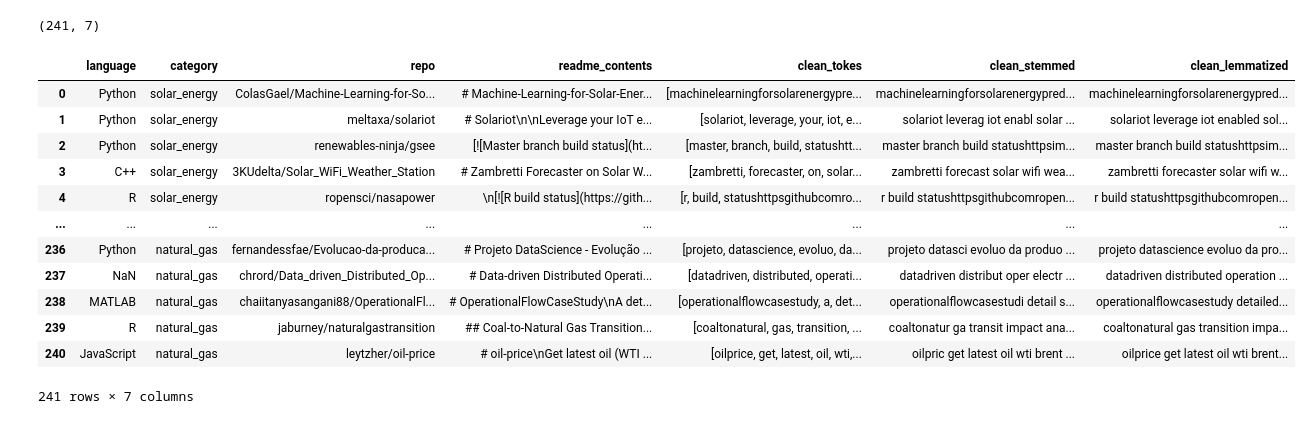
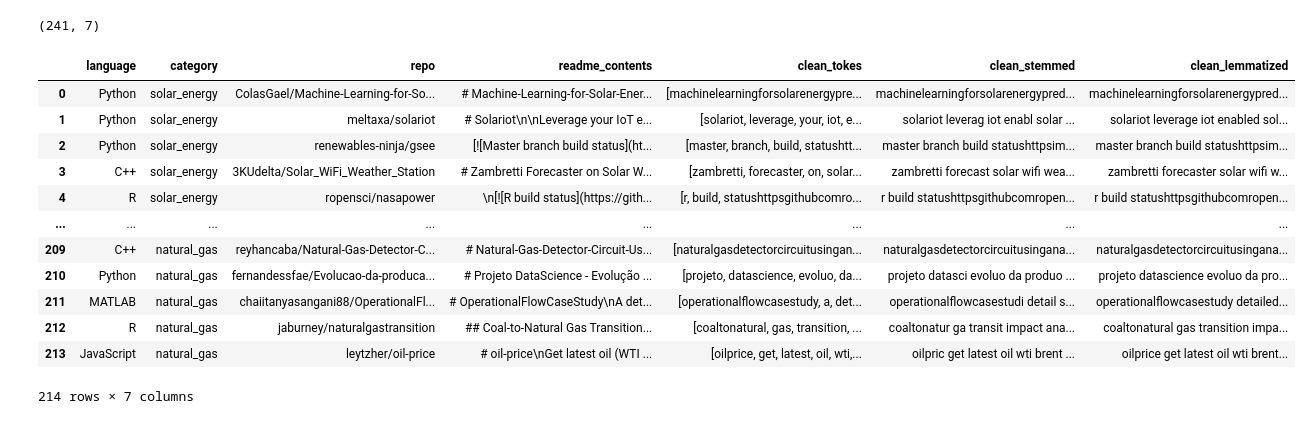
Before and after one commit to github-nlp-project/nlp-project, a Jupyter notebook: chase-nlp-notebook.ipynb, the cells around one changed output. Saved outputs shown, nothing was run; the diff lists cells and outputs as text; code cells hidden in the pictures.

```diff
--- a/chase-nlp-notebook.ipynb
+++ b/chase-nlp-notebook.ipynb
@@ -69,22 +69,22 @@ df.shape
 # %% [output]
 (241, 7)
 # %%
-df.reset_index(drop=True)
+df.reset_index(drop=True, inplace=True)
-# %% [output]
-|  | language | category | repo | readme_contents | clean_tokes | clean_stemmed | clean_lemmatized |
-| 0 | Python | solar_energy | ColasGael/Machine-Learning-for-So... | # Machine-Learning-for-Solar-Ener... | [machinelearningforsolarenergypre... | machinelearningforsolarenergypred... | machinelearningforsolarenergypred... |
-| 1 | Python | solar_energy | meltaxa/solariot | # Solariot\n\nLeverage your IoT e... | [solariot, leverage, your, iot, e... | solariot leverag iot enabl solar ... | solariot leverage iot enabled sol... |
-| 2 | Python | solar_energy | renewables-ninja/gsee | [![Master branch build status](ht... | [master, branch, build, statushtt... | master branch build statushttpsim... | master branch build statushttpsim... |
-| 3 | C++ | solar_energy | 3KUdelta/Solar_WiFi_Weather_Station | # Zambretti Forecaster on Solar W... | [zambretti, forecaster, on, solar... | zambretti forecast solar wifi wea... | zambretti forecaster solar wifi w... |
-| 4 | R | solar_energy | ropensci/nasapower | \n[![R build status](https://gith... | [r, build, statushttpsgithubcomro... | r build statushttpsgithubcomropen... | r build statushttpsgithubcomropen... |
-| ... | ... | ... | ... | ... | ... | ... | ... |
-| 236 | Python | natural_gas | fernandessfae/Evolucao-da-produca... | # Projeto DataScience - Evolução ... | [projeto, datascience, evoluo, da... | projeto datasci evoluo da produo ... | projeto datascience evoluo da pro... |
-| 237 | NaN | natural_gas | chrord/Data_driven_Distributed_Op... | # Data-driven Distributed Operati... | [datadriven, distributed, operati... | datadriven distribut oper electr ... | datadriven distributed operation ... |
-| 238 | MATLAB | natural_gas | chaiitanyasangani88/OperationalFl... | # OperationalFlowCaseStudy\nA det... | [operationalflowcasestudy, a, det... | operationalflowcasestudi detail s... | operationalflowcasestudy detailed... |
-| 239 | R | natural_gas | jaburney/naturalgastransition | ## Coal-to-Natural Gas Transition... | [coaltonatural, gas, transition, ... | coaltonatur ga transit impact ana... | coaltonatural gas transition impa... |
-| 240 | JavaScript | natural_gas | leytzher/oil-price | # oil-price\nGet latest oil (WTI ... | [oilprice, get, latest, oil, wti,... | oilpric get latest oil wti brent ... | oilprice get latest oil wti brent... |
-241 rows × 7 columns
 # %%
 df.dropna(inplace=True)
 # %%
-df.he
+df
+# %% [output]
+|  | language | category | repo | readme_contents | clean_tokes | clean_stemmed | clean_lemmatized |
+| 0 | Python | solar_energy | ColasGael/Machine-Learning-for-So... | # Machine-Learning-for-Solar-Ener... | [machinelearningforsolarenergypre... | machinelearningforsolarenergypred... | machinelearningforsolarenergypred... |
+| 1 | Python | solar_energy | meltaxa/solariot | # Solariot\n\nLeverage your IoT e... | [solariot, leverage, your, iot, e... | solariot leverag iot enabl solar ... | solariot leverage iot enabled sol... |
+| 2 | Python | solar_energy | renewables-ninja/gsee | [![Master branch build status](ht... | [master, branch, build, statushtt... | master branch build statushttpsim... | master branch build statushttpsim... |
+| 3 | C++ | solar_energy | 3KUdelta/Solar_WiFi_Weather_Station | # Zambretti Forecaster on Solar W... | [zambretti, forecaster, on, solar... | zambretti forecast solar wifi wea... | zambretti forecaster solar wifi w... |
+| 4 | R | solar_energy | ropensci/nasapower | \n[![R build status](https://gith... | [r, build, statushttpsgithubcomro... | r build statushttpsgithubcomropen... | r build statushttpsgithubcomropen... |
+| ... | ... | ... | ... | ... | ... | ... | ... |
+| 209 | C++ | natural_gas | reyhancaba/Natural-Gas-Detector-C... | # Natural-Gas-Detector-Circuit-Us... | [naturalgasdetectorcircuitusingan... | naturalgasdetectorcircuitusingana... | naturalgasdetectorcircuitusingana... |
+| 210 | Python | natural_gas | fernandessfae/Evolucao-da-produca... | # Projeto DataScience - Evolução ... | [projeto, datascience, evoluo, da... | projeto datasci evoluo da produo ... | projeto datascience evoluo da pro... |
+| 211 | MATLAB | natural_gas | chaiitanyasangani88/OperationalFl... | # OperationalFlowCaseStudy\nA det... | [operationalflowcasestudy, a, det... | operationalflowcasestudi detail s... | operationalflowcasestudy detailed... |
+| 212 | R | natural_gas | jaburney/naturalgastransition | ## Coal-to-Natural Gas Transition... | [coaltonatural, gas, transition, ... | coaltonatur ga transit impact ana... | coaltonatural gas transition impa... |
+| 213 | JavaScript | natural_gas | leytzher/oil-price | # oil-price\nGet latest oil (WTI ... | [oilprice, get, latest, oil, wti,... | oilpric get latest oil wti brent ... | oilprice get latest oil wti brent... |
+214 rows × 7 columns
```
Also changed, not shown: parts of 10 cells of this notebook.
